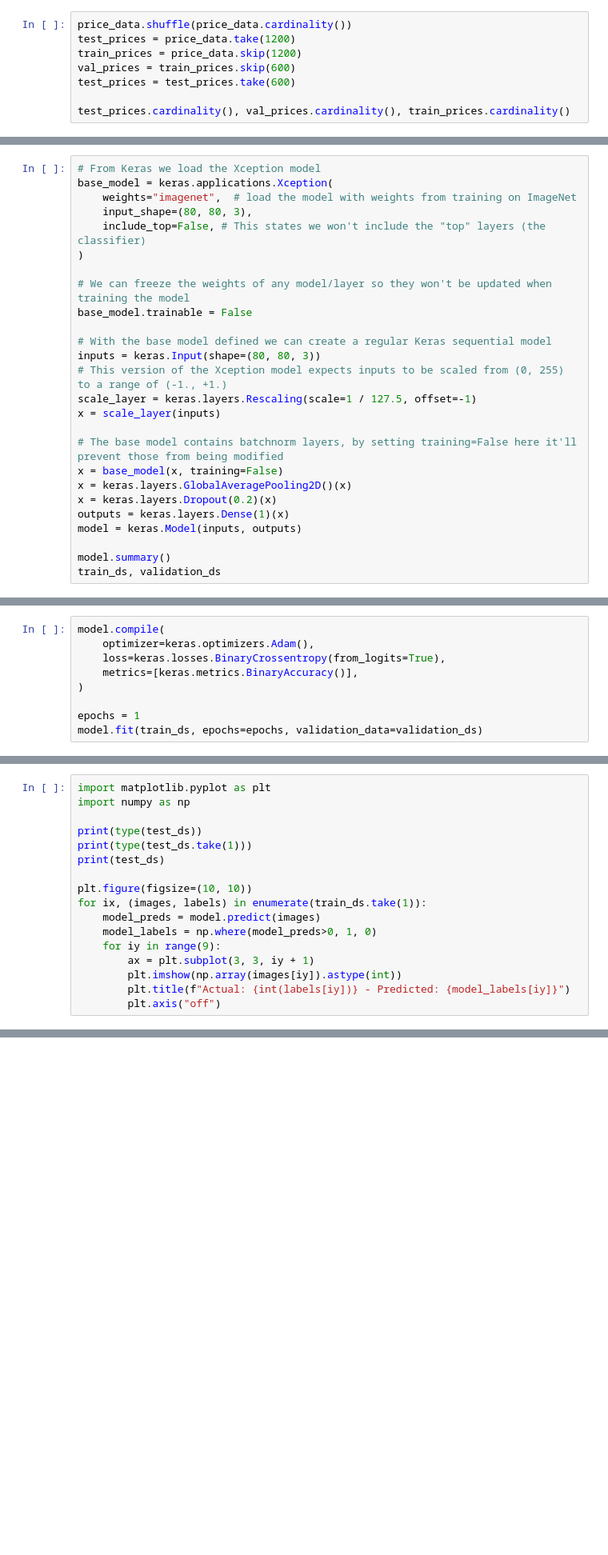
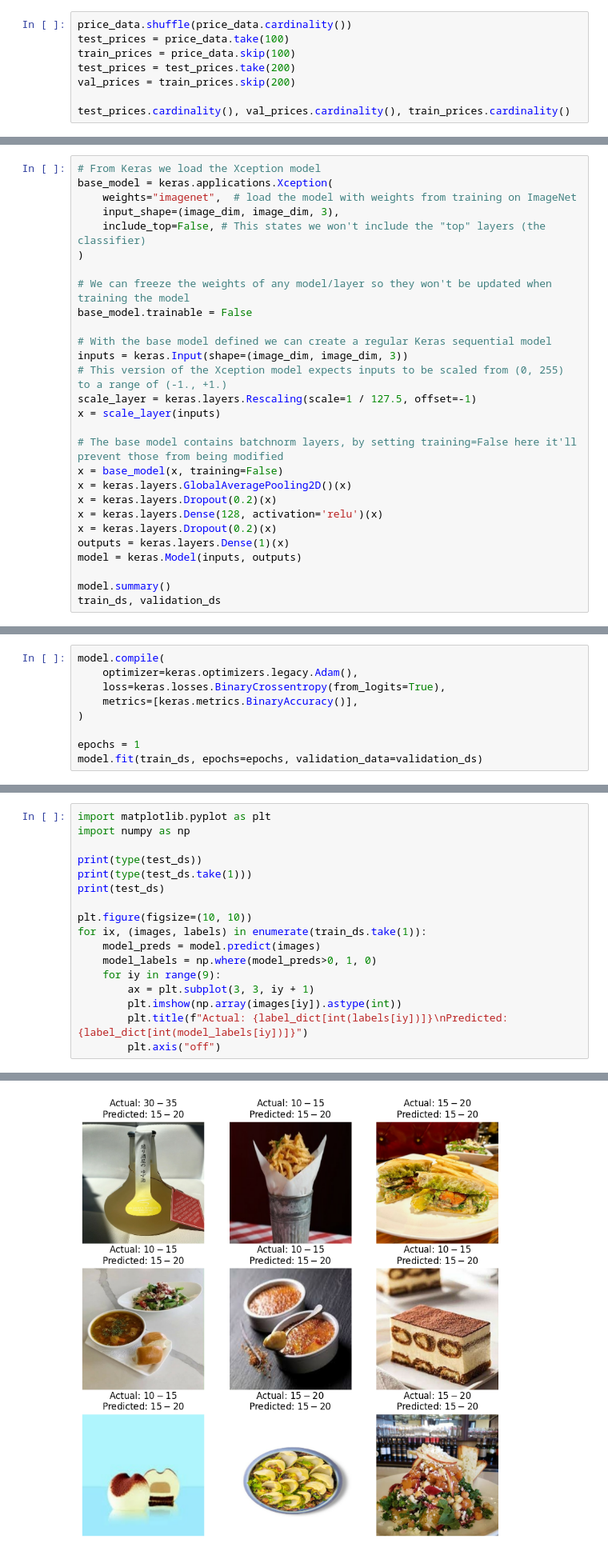
Before and after one commit to GW-Neural-Networks-Eatable/Neural-Networks-Final-Project, a Jupyter notebook: model.ipynb, the cells around one changed output, grey strips where cells are left out. Shown at 80% size. Drawn from its saved outputs; the diff is of its cells as text; blank space fills up the shorter version.

Commit message:
Fix bucket creator, make model input work and show correct labels
Co-authored-by: Lauren <lauren-schmidt@users.noreply.github.com>

```diff
--- a/model.ipynb
+++ b/model.ipynb
@@ -34,9 +37,9 @@ ValueError: No images found in directory buckets. Allowed formats: ('.bmp', '.gi
 # %%
 price_data.shuffle(price_data.cardinality())
-test_prices = price_data.take(1200)
-train_prices = price_data.skip(1200)
-val_prices = train_prices.skip(600)
-test_prices = test_prices.take(600)
+test_prices = price_data.take(100)
+train_prices = price_data.skip(100)
+test_prices = test_prices.take(200)
+val_prices = train_prices.skip(200)
 
 test_prices.cardinality(), val_prices.cardinality(), train_prices.cardinality()
 # %% [output]
@@ -62,7 +65,7 @@ In the first line we'll load the Xception model trained on Imagenet data. Howeve
 # From Keras we load the Xception model
 base_model = keras.applications.Xception(
     weights="imagenet",  # load the model with weights from training on ImageNet
-    input_shape=(80, 80, 3),
+    input_shape=(image_dim, image_dim, 3),
     include_top=False, # This states we won't include the "top" layers (the classifier)
 )
 
@@ -70,7 +73,7 @@ base_model = keras.applications.Xception(
 base_model.trainable = False
 
 # With the base model defined we can create a regular Keras sequential model
-inputs = keras.Input(shape=(80, 80, 3))
+inputs = keras.Input(shape=(image_dim, image_dim, 3))
 # This version of the Xception model expects inputs to be scaled from (0, 255) to a range of (-1., +1.)
 scale_layer = keras.layers.Rescaling(scale=1 / 127.5, offset=-1)
 x = scale_layer(inputs)
@@ -79,6 +82,8 @@ x = scale_layer(inputs)
 x = base_model(x, training=False)
 x = keras.layers.GlobalAveragePooling2D()(x)
 x = keras.layers.Dropout(0.2)(x)
+x = keras.layers.Dense(128, activation='relu')(x)
+x = keras.layers.Dropout(0.2)(x)
 outputs = keras.layers.Dense(1)(x)
 model = keras.Model(inputs, outputs)
 
@@ -107,6 +112,6 @@ _________________________________________________________________
 # %%
 model.compile(
-    optimizer=keras.optimizers.Adam(),
+    optimizer=keras.optimizers.legacy.Adam(),
     loss=keras.losses.BinaryCrossentropy(from_logits=True),
     metrics=[keras.metrics.BinaryAccuracy()],
 )
@@ -134,7 +136,7 @@ for ix, (images, labels) in enumerate(train_ds.take(1)):
     for iy in range(9):
         ax = plt.subplot(3, 3, iy + 1)
         plt.imshow(np.array(images[iy]).astype(int))
-        plt.title(f"Actual: {int(labels[iy])} - Predicted: {model_labels[iy]}")
+        plt.title(f"Actual: {label_dict[int(labels[iy])]}\nPredicted: {label_dict[int(model_labels[iy])]}")
         plt.axis("off")
 # %% [output]
 <class 'tensorflow.python.data.ops.prefetch_op._PrefetchDataset'>
@@ -147,0 +146 @@ ValueError: in user code:
+[figure, added]
```
Also changed, not shown: parts of 6 cells of this notebook, 2 other files.
